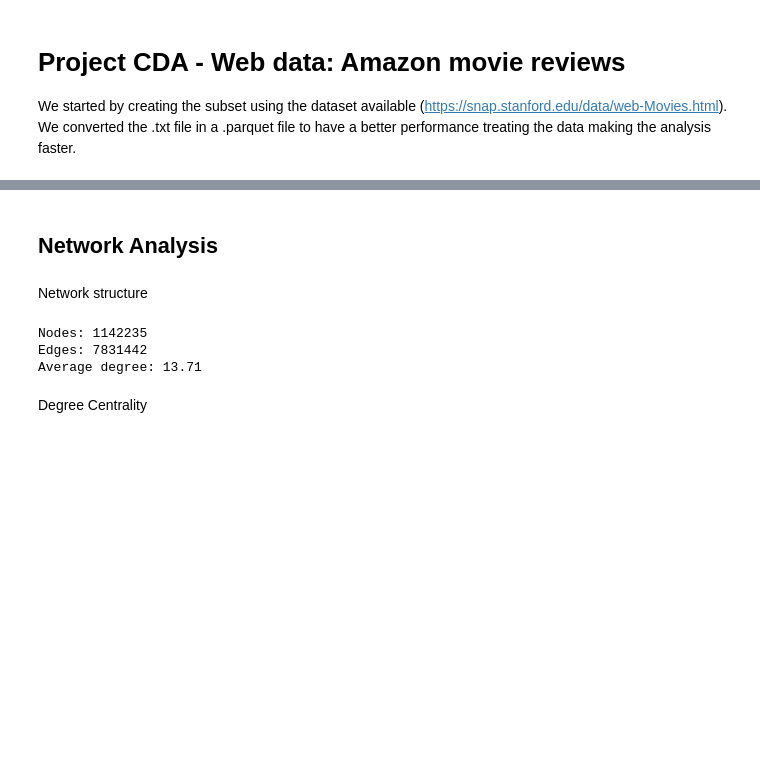
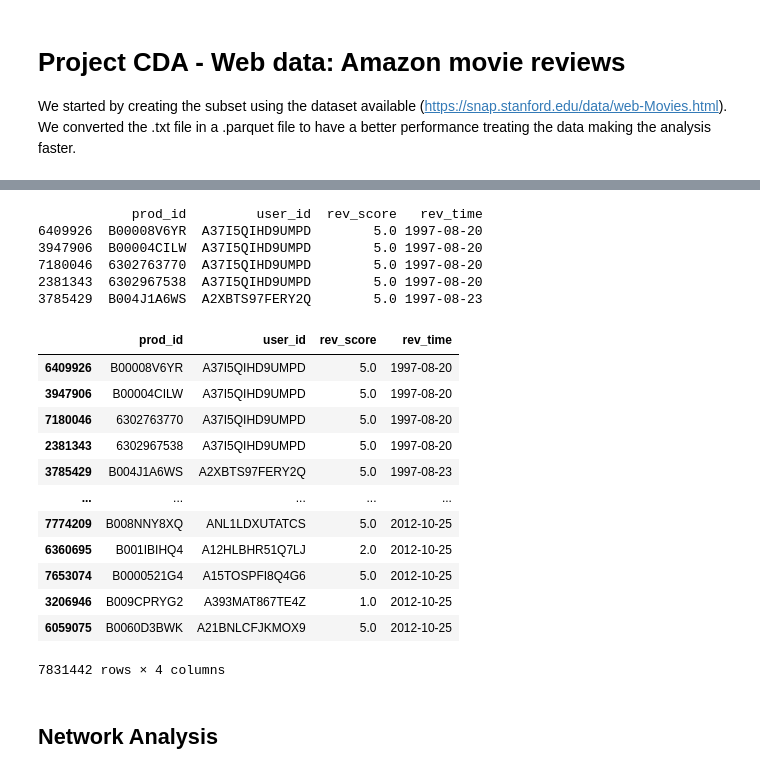
Before and after one commit to JPLM03/ADC-Project, a Jupyter notebook: Movies_CDA_v3.ipynb, the cells around one changed output, grey strips where cells are left out. Cells and saved outputs as stored; diff of their text form; code cells hidden in the pictures; blank space fills up the shorter version.

```diff
--- a/Movies_CDA_v3.ipynb
+++ b/Movies_CDA_v3.ipynb
@@ -278,18 +165,29 @@ no really what the actual fuck is going on i am reviewing this later
+# %%
+# Sort ascending order rev_time
+movies_pq = movies_pq.sort_values(by='rev_time', ascending=True)
+print(movies_pq.head())
+# %% [output]
+            prod_id         user_id  rev_score   rev_time
+6409926  B00008V6YR  A37I5QIHD9UMPD        5.0 1997-08-20
+3947906  B00004CILW  A37I5QIHD9UMPD        5.0 1997-08-20
+7180046  6302763770  A37I5QIHD9UMPD        5.0 1997-08-20
+2381343  6302967538  A37I5QIHD9UMPD        5.0 1997-08-20
+3785429  B004J1A6WS  A2XBTS97FERY2Q        5.0 1997-08-23
+# %%
+movies_pq
+# %% [output]
+|  | prod_id | user_id | rev_score | rev_time |
+| 6409926 | B00008V6YR | A37I5QIHD9UMPD | 5.0 | 1997-08-20 |
+| 3947906 | B00004CILW | A37I5QIHD9UMPD | 5.0 | 1997-08-20 |
+| 7180046 | 6302763770 | A37I5QIHD9UMPD | 5.0 | 1997-08-20 |
+| 2381343 | 6302967538 | A37I5QIHD9UMPD | 5.0 | 1997-08-20 |
+| 3785429 | B004J1A6WS | A2XBTS97FERY2Q | 5.0 | 1997-08-23 |
+| ... | ... | ... | ... | ... |
+| 7774209 | B008NNY8XQ | ANL1LDXUTATCS | 5.0 | 2012-10-25 |
+| 6360695 | B001IBIHQ4 | A12HLBHR51Q7LJ | 2.0 | 2012-10-25 |
+| 7653074 | B0000521G4 | A15TOSPFI8Q4G6 | 5.0 | 2012-10-25 |
+| 3206946 | B009CPRYG2 | A393MAT867TE4Z | 1.0 | 2012-10-25 |
+| 6059075 | B0060D3BWK | A21BNLCFJKMOX9 | 5.0 | 2012-10-25 |
+7831442 rows × 4 columns
 # %% [markdown]
 ## Network Analysis
-# %% [markdown]
-Network structure
-# %%
-#Number nodes and edges
-print(f"Nodes: {G.number_of_nodes()}")
-print(f"Edges: {G.number_of_edges()}")
-
-#Degree distribution
-degrees = [deg for _, deg in G.degree()]
-print(f"Average degree: {sum(degrees) / len(degrees):.2f}")
-# %% [output]
-Nodes: 1142235
-Edges: 7831442
-Average degree: 13.71
-# %% [markdown]
-Degree Centrality
```
Also changed, not shown: parts of 33 cells of this notebook.
